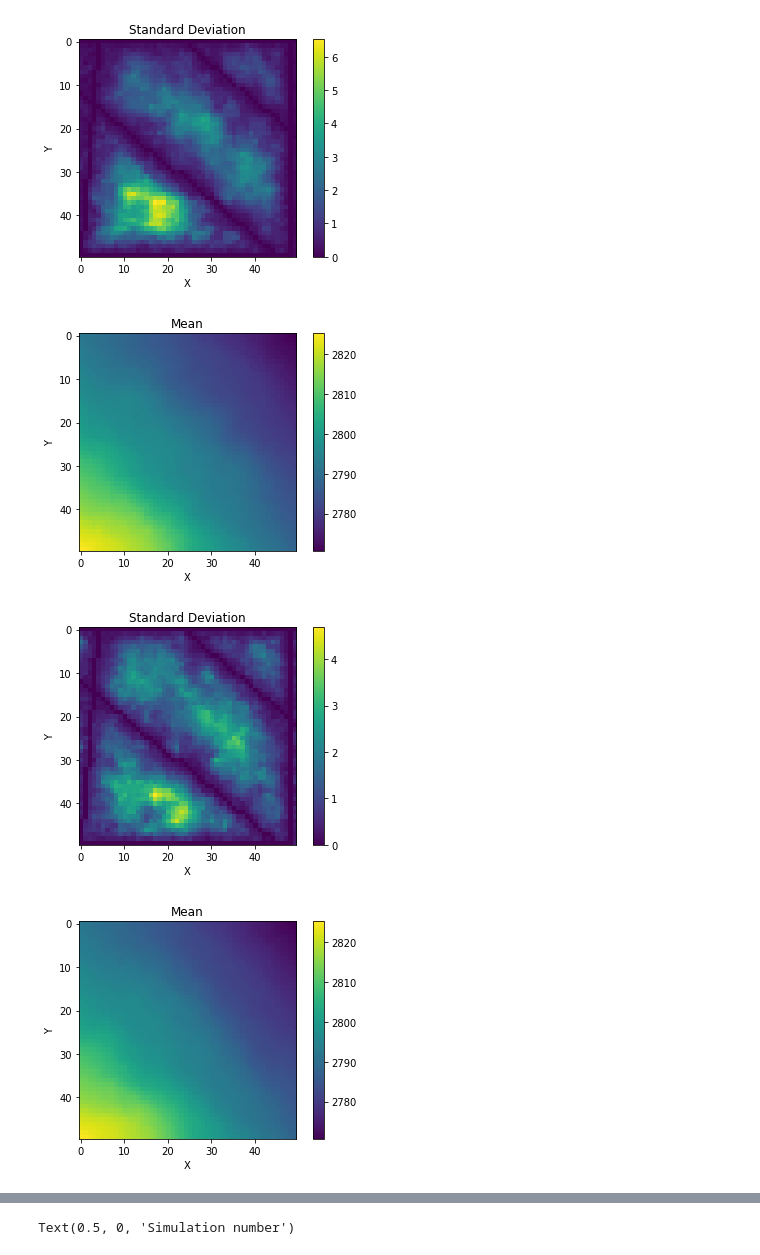
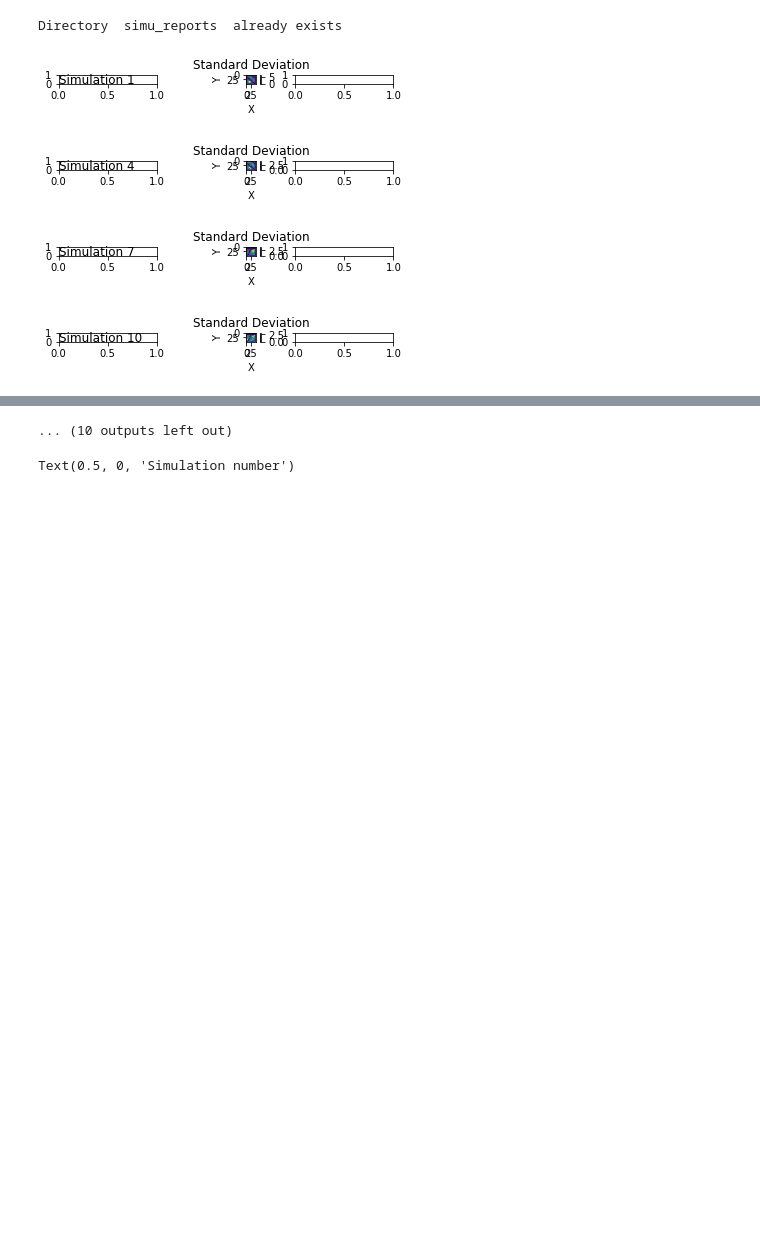
Before and after one commit to valDallalba/Tsanfleuron_geostatistical_baserock_estimation_paper, a Jupyter notebook: 05_postSimulation.ipynb, the cells around one changed output, grey strips where cells are left out. Drawn from its saved outputs; the diff is of its cells as text; code cells hidden in the pictures; blank space fills up the shorter version.

```diff
--- a/05_postSimulation.ipynb
+++ b/05_postSimulation.ipynb
@@ -14,37 +14,58 @@ simulation_name = os.listdir(path_output)
 # %%
 exec(open('./functions/05_indice_Calculation.py').read())
 # %%
+dirName ='simu_reports'
+try:
+    # Create target Directory
+    os.mkdir(dirName)
+    print("Directory " , dirName ,  " Created ")
+except FileExistsError:
+    print("Directory " , dirName ,  " already exists")
+
+
+
+plot_no = 20
+
 all_output = []
+it = 1
 for name in simulation_name:
-    pp = PdfPages(name+'.pdf')
+    pp = PdfPages(dirName +'/' + name+'.pdf')
 
     with open('simulation_output/'+name,'rb') as file:
         real_alt, simus_sets = pickle.load(file)
 
     for simus in simus_sets:
         pro = indice_calculation(real_alt,simus)
         all_output.append(pro)
 
-        fig = plt.figure()
+        plt.subplot(plot_no, 3, it)
+        plt.text(0, 0, 'Simulation ' + str(it), fontsize=12)
+        it = it + 1
+
+        plt.subplot(plot_no, 3, it)
+        it = it + 1
         plt.imshow(pro[4])
         plt.xlabel('X')
         plt.ylabel('Y')
         plt.title('Standard Deviation')
         plt.colorbar()
-        pp.savefig(fig)
+
+        plt.subplot(plot_no, 3, it)
+        it = it + 1
 
         fig = plt.figure()
         plt.imshow(pro[3])
         plt.xlabel('X')
         plt.ylabel('Y')
         plt.title('Mean')
         plt.colorbar()
 
         pp.savefig(fig)
 
     pp.close()
 # %% [output]
+Directory  simu_reports  already exists
-[figure, old version]
+[figure, new version]
-[figure, old version]
+[figure, new version]
-[figure, old version]
+[figure, new version]
-[figure, old version]
+[figure, new version]
@@ -59,0 +79 @@ for name in simulation_name:
+... (10 outputs left out)
```
Also changed, not shown: parts of 2 cells of this notebook.
